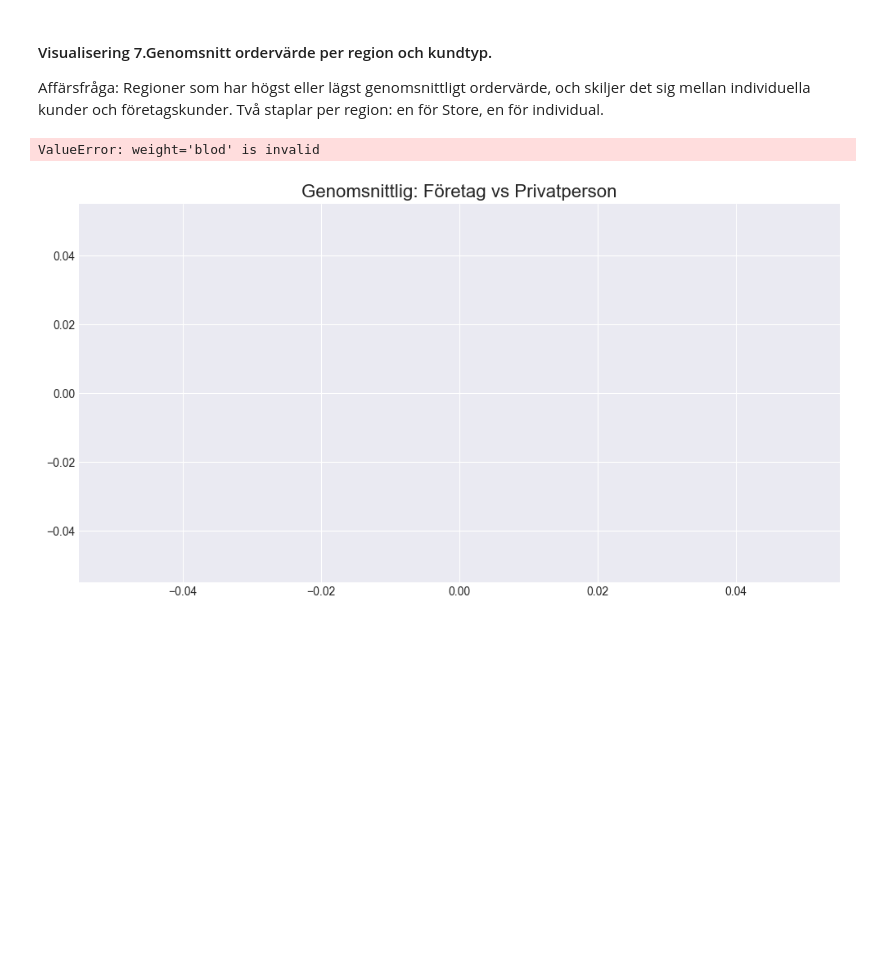
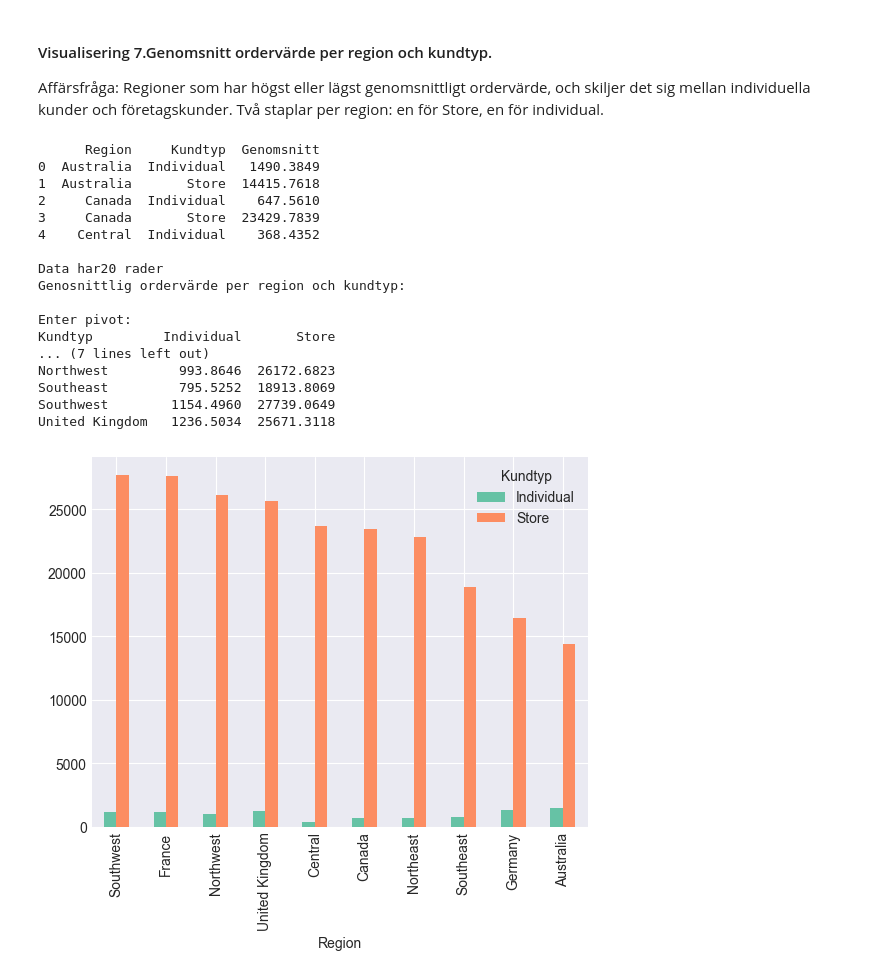
Before and after one commit to IrfanPallani/adventureworks_sanalysis, a Jupyter notebook: Forsaljnings_Analys.ipynb, the cells around one changed output. Cells and saved outputs as stored; diff of their text form; code cells hidden in the pictures; blank space fills up the shorter version.

```diff
--- a/Forsaljnings_Analys.ipynb
+++ b/Forsaljnings_Analys.ipynb
@@ -300,60 +306,59 @@ Två staplar per region: en för Store, en för individual.
 # %%
 sql_7 = """
 
 SELECT
     st.Name as Region,
     CASE
         WHEN c.StoreID IS NOT NULL THEN 'Store'
         ELSE 'Individual'
     END AS Kundtyp,
     AVG(soh.TotalDue) AS Genomsnitt
 FROM Sales.SalesOrderHeader soh
 JOIN Sales.Customer c ON soh.CustomerID = c.CustomerID
 JOIN Sales.SalesTerritory st ON soh.TerritoryID = st.TerritoryID
 GROUP BY st.Name,
     CASE
         WHEN c.StoreID IS NOT NULL THEN 'Store'
         ELSE 'Individual'
     END
 ORDER BY Region
 """
 
 
 df7 = pd.read_sql(sql_7, engine)
-df7.head()
+print(df7.head())
+print(f'\nData har{len(df7)} rader')
+print('Genosnittlig ordervärde per region och kundtyp:')
 
+df7_pivot = df7.pivot(index='Region', columns='Kundtyp', values='Genomsnitt')
+print('\nEnter pivot:')
+print(df7_pivot)
 
-företag =df7[df7['Kundtyp'] == 'Företag']
-privat =df7[df7['Kundtyp'] == 'Privat']
-
-alla_reg = sorted(set(företag['Region']).union(set(privat['Region'])))
-
-företag_lista = []
-privat_lista = []
-for region in alla_reg:
-    företag_värde = företag[företag['Region'] == region]['Genomsnitt_Order']
-    företag_lista.append(företag_värde.values[0] if len(företag_värde) > 0 else 0)
-
-    privat_värde = företag[företag['Region'] == region]['Genomsnitt_Order']
-    privat_lista.append(privat_värde.values[0] if len(privat_värde) > 0 else 0)
-
-plt.figure(figsize=(12, 6))
-x = range(len(alla_reg))
-bredd = 0.35
-
-#Rita diagram.
-plt.bar([i + bredd/2 for i in x], företag_lista, bredd, label='Företag', color= 'yellow')
-plt.bar([i + bredd/2 for i in x], privat_lista, bredd, label='privat', color= 'blue')
-
-plt.title("Genomsnittlig: Företag vs Privatperson", fontsize=16, fontweight='blod')
-plt.xticks(x, alla_reg, rotation=45, ha='right')
-plt.legend()
-plt.grid(axis='y', alpha=0.3)
+df7_pivot = df7_pivot.sort_values(by='Store', ascending=False)
+df7_pivot.plot(kind='bar')
+plt.figure(figsize=(10,6))
+plt.title("Genomsnittlig ordervärde per region och kundtyp")
+plt.xlabel('Region')
+plt.ylabel('Genomsnittligt ordervärde ($)')
+plt.xticks(rotation=45)
 plt.tight_layout()
 plt.show()
-print(df7)
-print('Data hämtad!')
-print('Storer-kunder köper mer per order')
 # %% [output]
-ValueError: weight='blod' is invalid
+      Region     Kundtyp  Genomsnitt
+0  Australia  Individual   1490.3849
+1  Australia       Store  14415.7618
+2     Canada  Individual    647.5610
+3     Canada       Store  23429.7839
+4    Central  Individual    368.4352
+
+Data har20 rader
+Genosnittlig ordervärde per region och kundtyp:
+
+Enter pivot:
+Kundtyp         Individual       Store
+... (7 lines left out)
+Northwest         993.8646  26172.6823
+Southeast         795.5252  18913.8069
+Southwest        1154.4960  27739.0649
+United Kingdom   1236.5034  25671.3118
-[figure, old version]
+[figure, new version]
```
Also changed, not shown: parts of 3 cells of this notebook.
